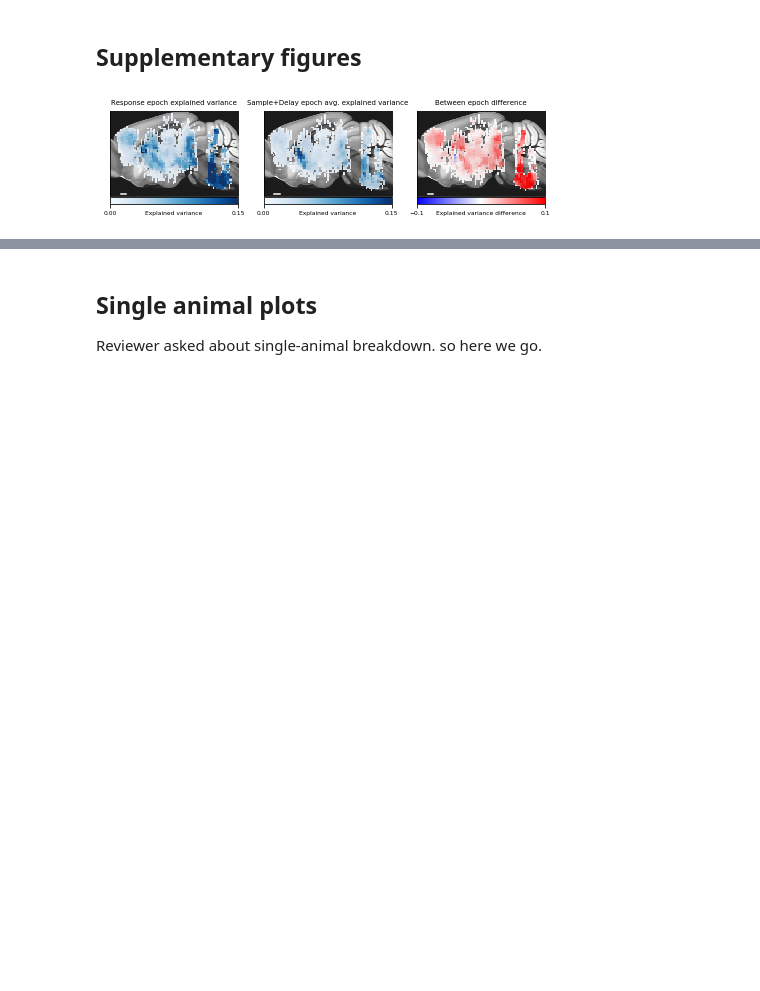
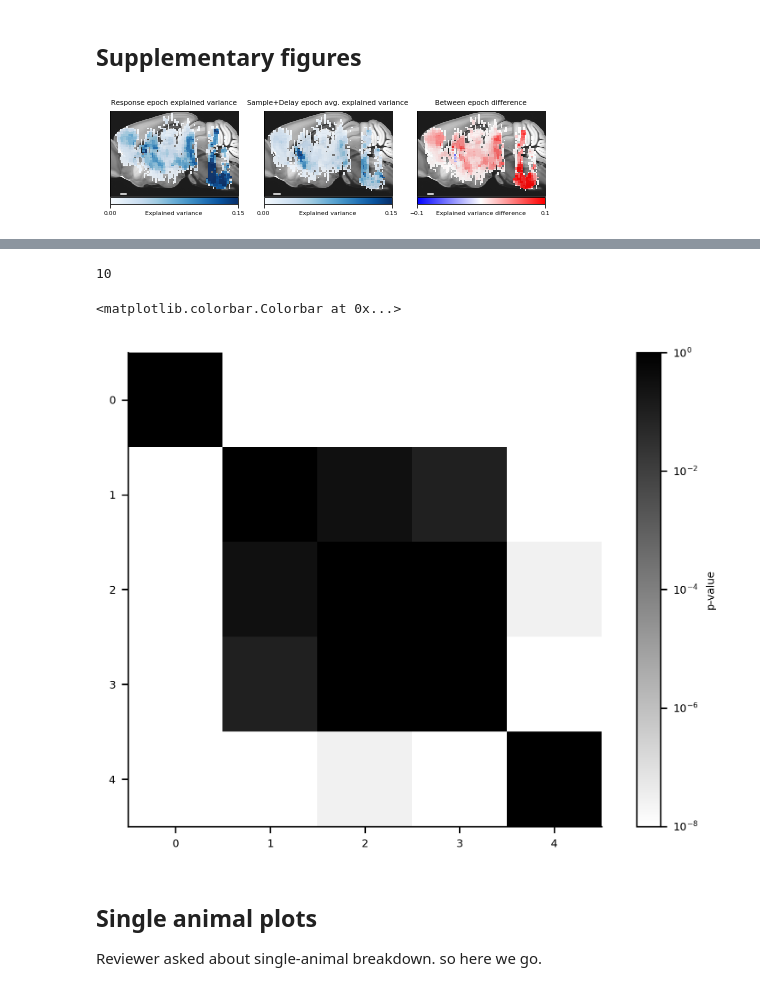
Before and after one commit to druckmann-lab/MapVideoAnalysis, a Jupyter notebook: Notebooks/fig2_plot.ipynb, the cells around one changed output, grey strips where cells are left out. Saved outputs shown, nothing was run; the diff lists cells and outputs as text; code cells hidden in the pictures; blank space fills up the shorter version.

```diff
--- a/Notebooks/fig2_plot.ipynb
+++ b/Notebooks/fig2_plot.ipynb
@@ -208,3 +268,25 @@ Striatum (0.09124806869608708 +/- 0.0033959912662631284) n = 67 vs Thalamus (0.0
+# %%
+len(ps)
+# %% [output]
+10
+# %%
+p_array = np.zeros((5,5))
+p_array[0,1:5] = ps[0:4]
+p_array[1,2:5] = ps[4:7]
+p_array[2,3:5] = ps[7:9]
+p_array[3,4] = ps[9]
+
+p_array += p_array.T
+
+p_array += np.eye(5)  # Avoid log(0) issues
+# %%
+from matplotlib.colors import LogNorm
+
+plt.imshow(p_array, cmap='gray_r', norm=LogNorm(vmin=1e-8, vmax=1))
+plt.colorbar(label='p-value')
+# %% [output]
+<matplotlib.colorbar.Colorbar at 0x...>
+[figure, added]
 # %% [markdown]
 ## Single animal plots
 
```
Also changed, not shown: parts of 7 cells of this notebook, 4 other files.
